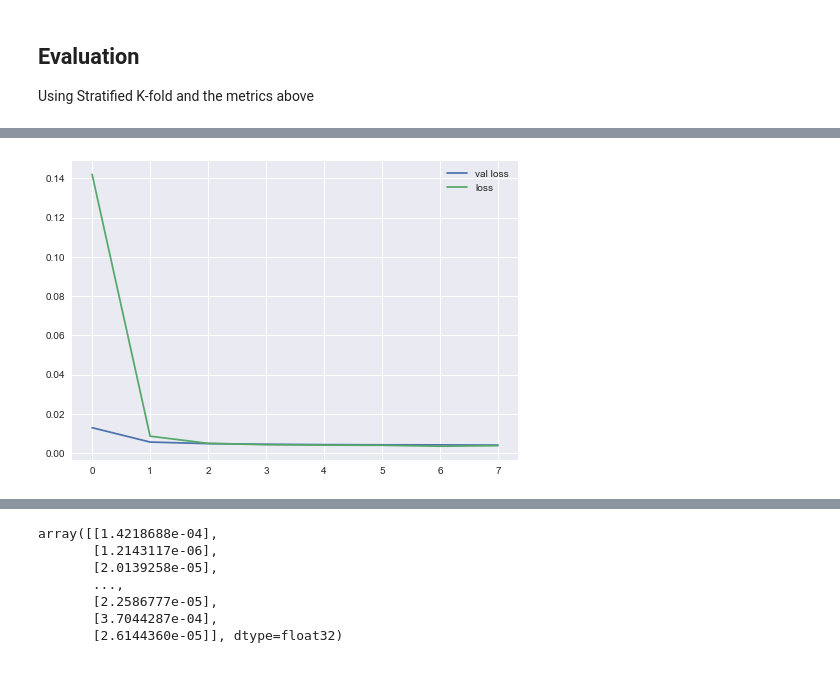
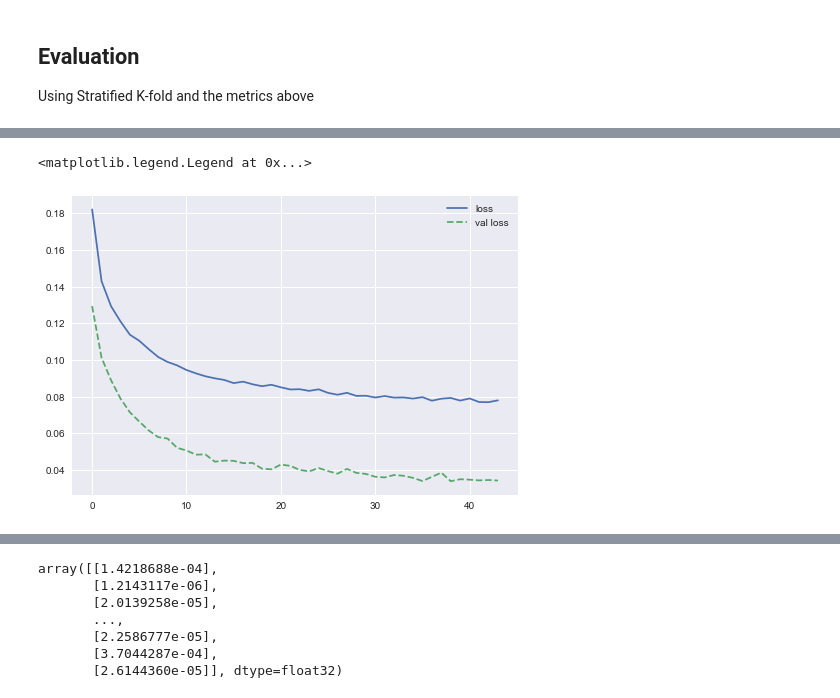
Before and after one commit to bjarnemu/aml2021finalproject, a Jupyter notebook: krog_main.ipynb, the cells around one changed output, grey strips where cells are left out. Drawn from its saved outputs; the diff is of its cells as text; code cells hidden in the pictures.

```diff
--- a/krog_main.ipynb
+++ b/krog_main.ipynb
@@ -143,24 +161,28 @@ Using Stratified K-fold and the metrics above
 # %%
-X_train, X_test, y_train, y_test = train_test_split(X, y)
-
-skf = StratifiedKFold(n_splits=5, random_state=42)
+skf = StratifiedKFold(n_splits=5)
 lrg = LogisticRegression(n_jobs=4, random_state=42)
 knn = KNeighborsClassifier(n_jobs=4)
 rfc = RandomForestClassifier(n_estimators=300, n_jobs=4, random_state=42)
-nb = GaussianNB()
+nbc = GaussianNB()
 mlp = MLPClassifier(hidden_layer_sizes=[1000,200], random_state=42) #1000 500
 dum = DummyClassifier(random_state=42)
 
 
-def cross_val_train_model(model, name=""):
+def cross_val_train_model(model, name="", dataset=(X_all_smote, X_all_test, y_all_smote, y_all_test)):
+    X_train, X_test, y_train, y_test = dataset
 
     accuracies = []
     for train_index, valid_index in tqdm(skf.split(X_train,y_train)):
-        X_strat_train, X_valid = X[train_index], X[valid_index]
-        y_strat_train, y_valid = y[train_index], y[valid_index]
+        X_strat_train, X_valid = X_train[train_index], X_train[valid_index]
+        y_strat_train, y_valid = y_train[train_index], y_train[valid_index]
 
         model.fit(X_strat_train, y_strat_train)
-        accuracies.append(evaluate_model(model))
+        accuracies.append(evaluate_model(model, dataset=dataset))
 
     print_scores(np.mean(accuracies, axis=0), name=name)
+
+def model_prediction(model, dataset=(X_all_smote, X_all_test, y_all_smote, y_all_test)):
+    X_train, X_test, y_train, y_test = dataset
+    model.fit(X_train, y_train)
+    return model.predict_proba(X_test)
 # %%
@@ -242,9 +269,9 @@ def plot_metrics(history):
 # %%
+%%time
 focal_loss = tfa.losses.SigmoidFocalCrossEntropy(alpha=1, gamma=10)
-epochs_ = 8
+epochs_ = 1000
 batch_size_ = 25
-
-X_train, X_validation, y_train, y_validation = train_test_split(X_train, y_train, test_size=0.5)
+callback = keras.callbacks.EarlyStopping(monitor='val_loss', patience=5)
 
 METRICS = [
       keras.metrics.TruePositives(name='tp'),
@@ -257,21 +284,33 @@ METRICS = [
       keras.metrics.AUC(name='prc', curve='PR'), # precision-recall curve
 ]
 
-nn = keras.Sequential([
-    keras.layers.Dense(200, activation="relu"),
-    keras.layers.Dropout(0.5),
-    keras.layers.Dense(1, activation="sigmoid"),
-])
+accuracies = []
+histories = []
+for train_index, valid_index in tqdm(skf.split(X_smote, y_smote)):
+    X_strat_train, X_validation = X_smote[train_index], X_smote[valid_index]
+    y_strat_train, y_validation = y_smote[train_index], y_smote[valid_index]
+
+    nn = keras.Sequential([
+        keras.layers.BatchNormalization(),
+        keras.layers.Dense(256, activation="relu"),
+        keras.layers.Dropout(0.4),
+        keras.layers.Dense(128, activation='relu'),
+        keras.layers.Dropout(0.4),
+        keras.layers.Dense(64, activation='relu'),
+        keras.layers.Dense(1, activation="sigmoid"),
+    ])
 
 
-#Validation data
+    nn.compile(optimizer=keras.optimizers.Adam(learning_rate=0.0001), #'binary_crossentropy'
+               loss='binary_crossentropy',
+               metrics=[keras.metrics.AUC(name='prc', curve='PR')])
 
-nn.compile(optimizer=keras.optimizers.Adam(learning_rate=0.0001), #'binary_crossentropy'
-           loss='binary_crossentropy', # Cite this https://towardsdatascience.com/a-loss-function-suitable-for-class-imbalanced-data-focal-loss-af1702d75d75
-           metrics=[keras.metrics.AUC(name='prc', curve='PR')])
-history = nn.fit(X_train, y_train, validation_data=(X_validation, y_validation), epochs=epochs_, batch_size=batch_size_)
-#nn.evaluate(X_test, y_test)
-plt.plot(history.history['val_loss'], label="val loss")
+    history = nn.fit(X_train, y_train, validation_data=(X_validation, y_validation), epochs=epochs_,
+                     batch_size=batch_size_, callbacks=[callback])
+    histories.append(history)
+    accuracies.append(AUC_PR(nn.predict(X_test)))
+
 plt.plot(history.history['loss'], label="loss")
+plt.plot(history.history['val_loss'], '--', label="val loss")
 plt.legend()
 # %% [output]
@@ -295 +403,2 @@ Epoch 8/8
+<matplotlib.legend.Legend at 0x...>
-[figure, old version]
+[figure, new version]
```
Also changed, not shown: parts of 21 cells of this notebook.
